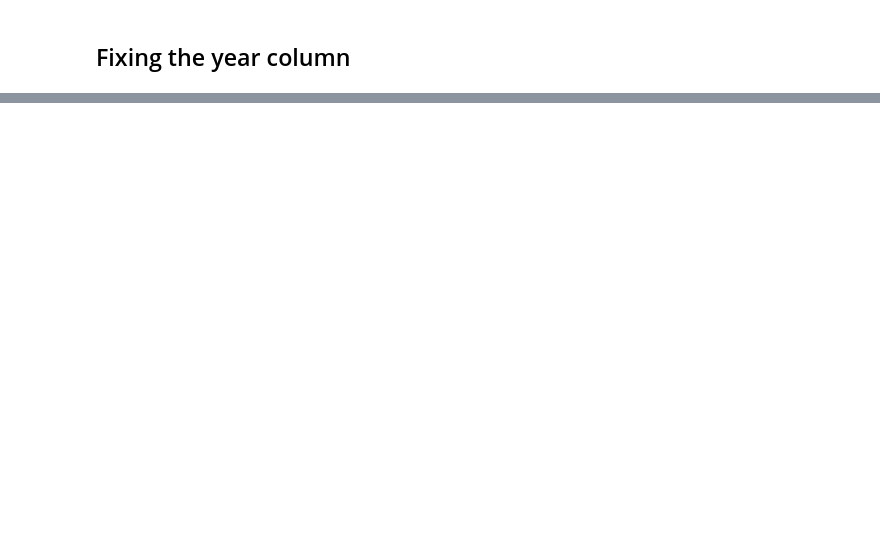
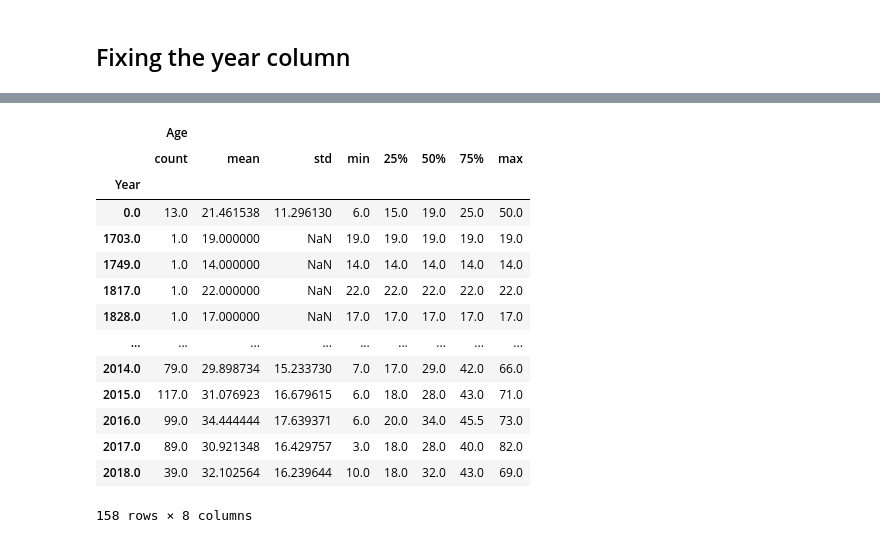
Before and after one commit to diegomdias87/Shark_Attack_Project, a Jupyter notebook: main.ipynb, the cells around one changed output, grey strips where cells are left out. Cells and saved outputs as stored; diff of their text form; code cells hidden in the pictures; blank space fills up the shorter version.

```diff
--- a/main.ipynb
+++ b/main.ipynb
@@ -375,0 +578,15 @@ list_ages = db2['Year'].tolist()
+# %%
+def quarter(m):
+    if m == 'Jan' or m == 'Feb' or m == 'Mar':
+        return 'Q1'
+    elif m == 'Apr' or m == 'May' or m == 'Jun':
+        return 'Q2'
+    elif m == 'Jul' or m == 'Aug' or m == 'Sep':
+        return 'Q3'
+    elif m == 'Oct' or m == 'Nov' or m == 'Dec':
+        return 'Q4'
+    else:
+        return 'NaN'
+# %%
+db2['Quarter'] = db2['Month'].apply(quarter)
+db2.head(3)
@@ -375,0 +686,2 @@ list_ages = db2['Year'].tolist()
+# %%
+db2 = db2.drop(columns=['Month-Year'])
@@ -375,0 +699,18 @@ list_ages = db2['Year'].tolist()
+# %%
+db2.groupby(by='Year').describe()
+# %% [output]
+|  | Age |  |  |  |  |  |  |  |
+|  | count | mean | std | min | 25% | 50% | 75% | max |
+| Year |  |  |  |  |  |  |  |  |
+| 0.0 | 13.0 | 21.461538 | 11.296130 | 6.0 | 15.0 | 19.0 | 25.0 | 50.0 |
+| 1703.0 | 1.0 | 19.000000 | NaN | 19.0 | 19.0 | 19.0 | 19.0 | 19.0 |
+| 1749.0 | 1.0 | 14.000000 | NaN | 14.0 | 14.0 | 14.0 | 14.0 | 14.0 |
+| 1817.0 | 1.0 | 22.000000 | NaN | 22.0 | 22.0 | 22.0 | 22.0 | 22.0 |
+| 1828.0 | 1.0 | 17.000000 | NaN | 17.0 | 17.0 | 17.0 | 17.0 | 17.0 |
+| ... | ... | ... | ... | ... | ... | ... | ... | ... |
+| 2014.0 | 79.0 | 29.898734 | 15.233730 | 7.0 | 17.0 | 29.0 | 42.0 | 66.0 |
+| 2015.0 | 117.0 | 31.076923 | 16.679615 | 6.0 | 18.0 | 28.0 | 43.0 | 71.0 |
+| 2016.0 | 99.0 | 34.444444 | 17.639371 | 6.0 | 20.0 | 34.0 | 45.5 | 73.0 |
+| 2017.0 | 89.0 | 30.921348 | 16.429757 | 3.0 | 18.0 | 28.0 | 40.0 | 82.0 |
+| 2018.0 | 39.0 | 32.102564 | 16.239644 | 10.0 | 18.0 | 32.0 | 43.0 | 69.0 |
+158 rows × 8 columns
```
Also changed, not shown: parts of 49 cells of this notebook.
